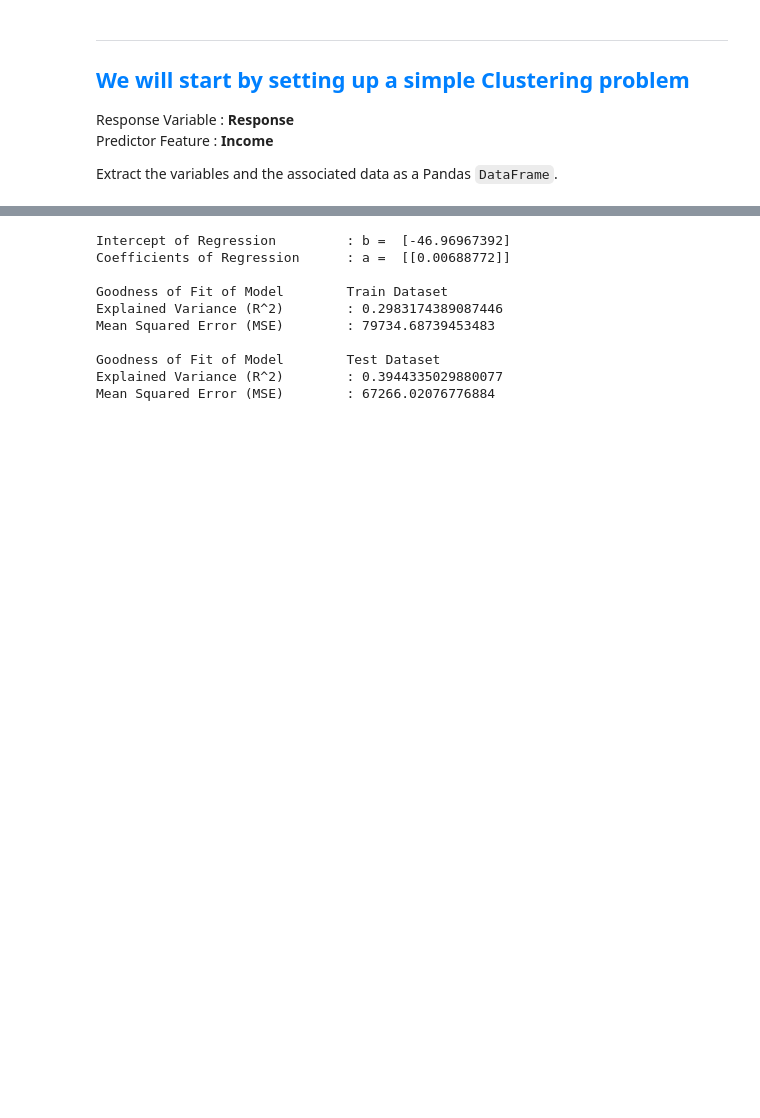
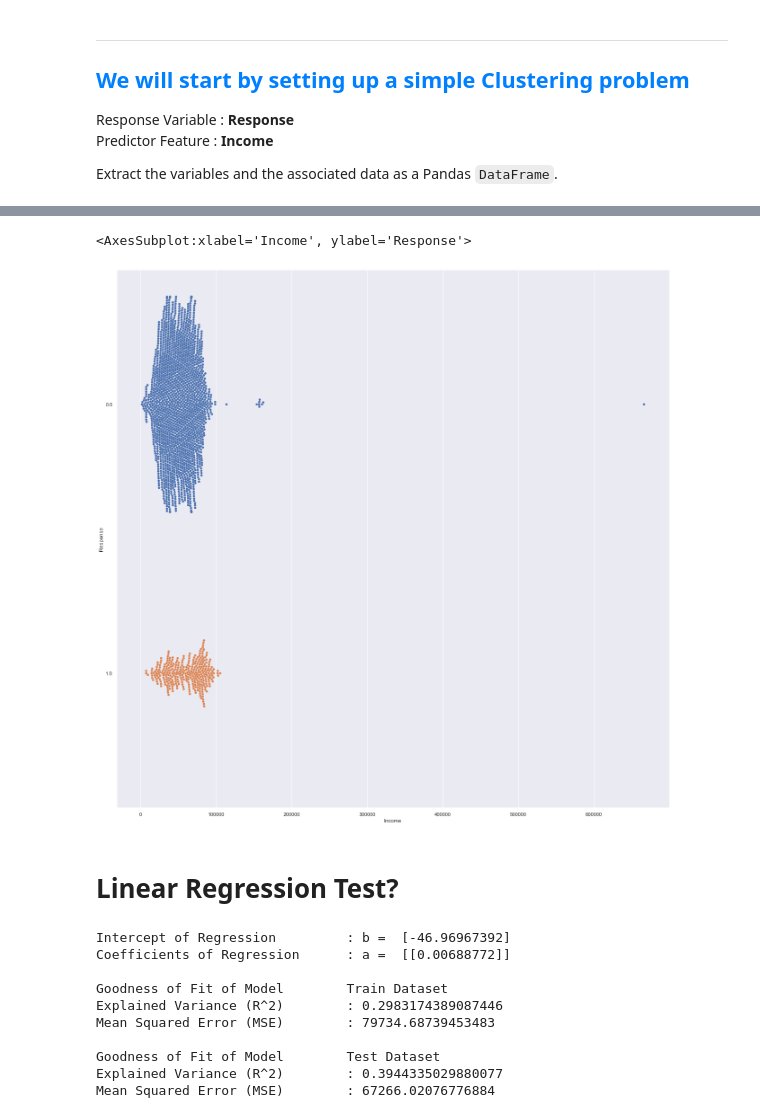
Before and after one commit to nur-hazim/Intro2AI, a Jupyter notebook: Assignment.ipynb, the cells around one changed output, grey strips where cells are left out. Drawn from its saved outputs; the diff is of its cells as text; code cells hidden in the pictures; blank space fills up the shorter version.

```diff
--- a/Assignment.ipynb
+++ b/Assignment.ipynb
@@ -149,3 +195,15 @@ sb.boxplot(data = income, orient = "h")
+# %%
+# Create a joint dataframe by concatenating Predictor and Response
+tempDF = pd.concat([income,response], axis = 1).reindex(income.index)
+
+# Joint Swarmplot of Total Train against Legendary Train
+f = plt.figure(figsize=(22, 22))
+sb.swarmplot(x = "Income", y = "Response", data = tempDF, orient = "h")
+# %% [output]
+<AxesSubplot:xlabel='Income', ylabel='Response'>
+[figure, added]
+# %% [markdown]
+# Linear Regression Test?
 # %%
 from sklearn.linear_model import LinearRegression
 from sklearn.model_selection import train_test_split
```
Also changed, not shown: parts of 11 cells of this notebook.
